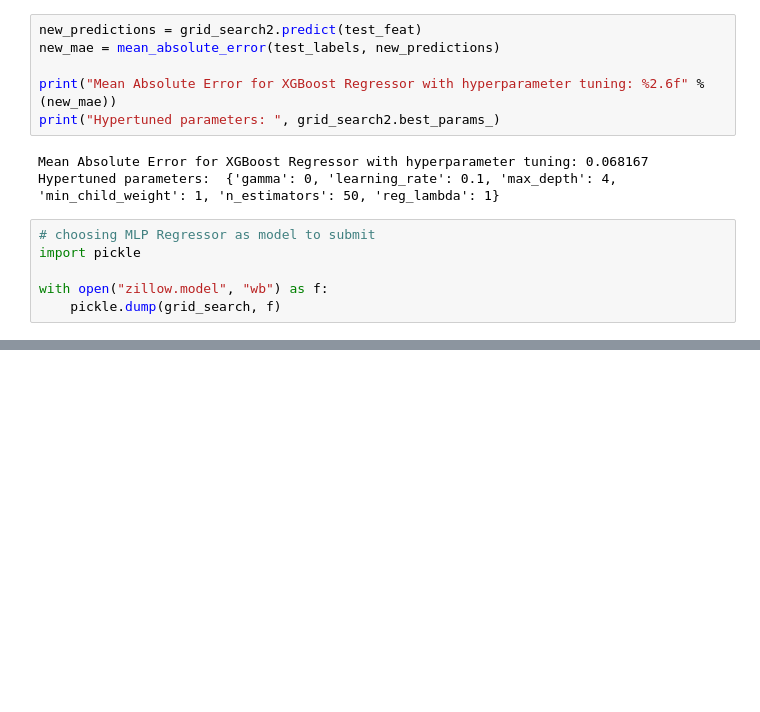
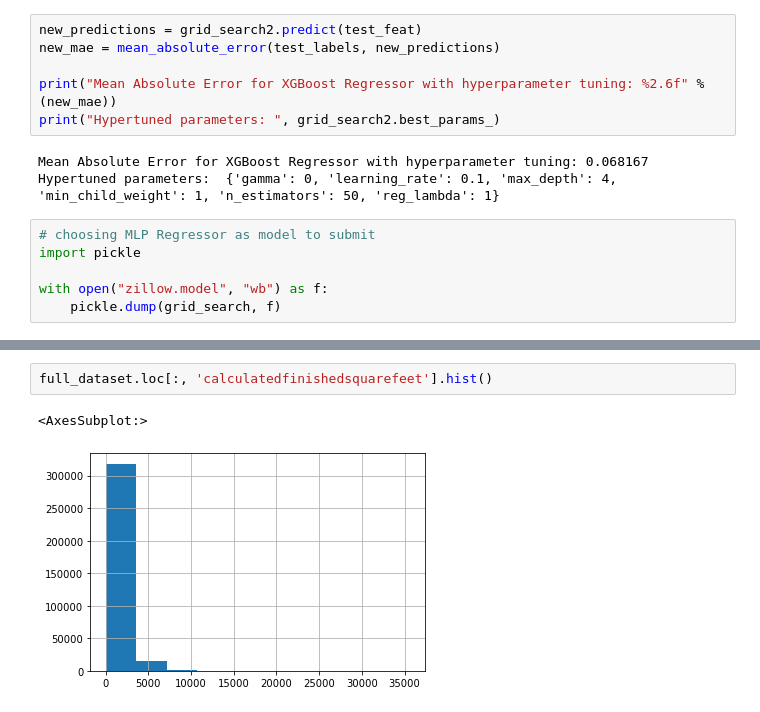
Before and after one commit to shimi66/AML_Assignment_2, a Jupyter notebook: Assignment_2.ipynb, the cells around one changed output, grey strips where cells are left out. Drawn from its saved outputs; the diff is of its cells as text; blank space fills up the shorter version.

```diff
--- a/Assignment_2.ipynb
+++ b/Assignment_2.ipynb
@@ -480,0 +496,5 @@ for i in new_predictions:
+# %%
+full_dataset.loc[:, 'calculatedfinishedsquarefeet'].hist()
+# %% [output]
+<AxesSubplot:>
+[figure, added]
```
Also changed, not shown: parts of 6 cells of this notebook, 1 other file.
